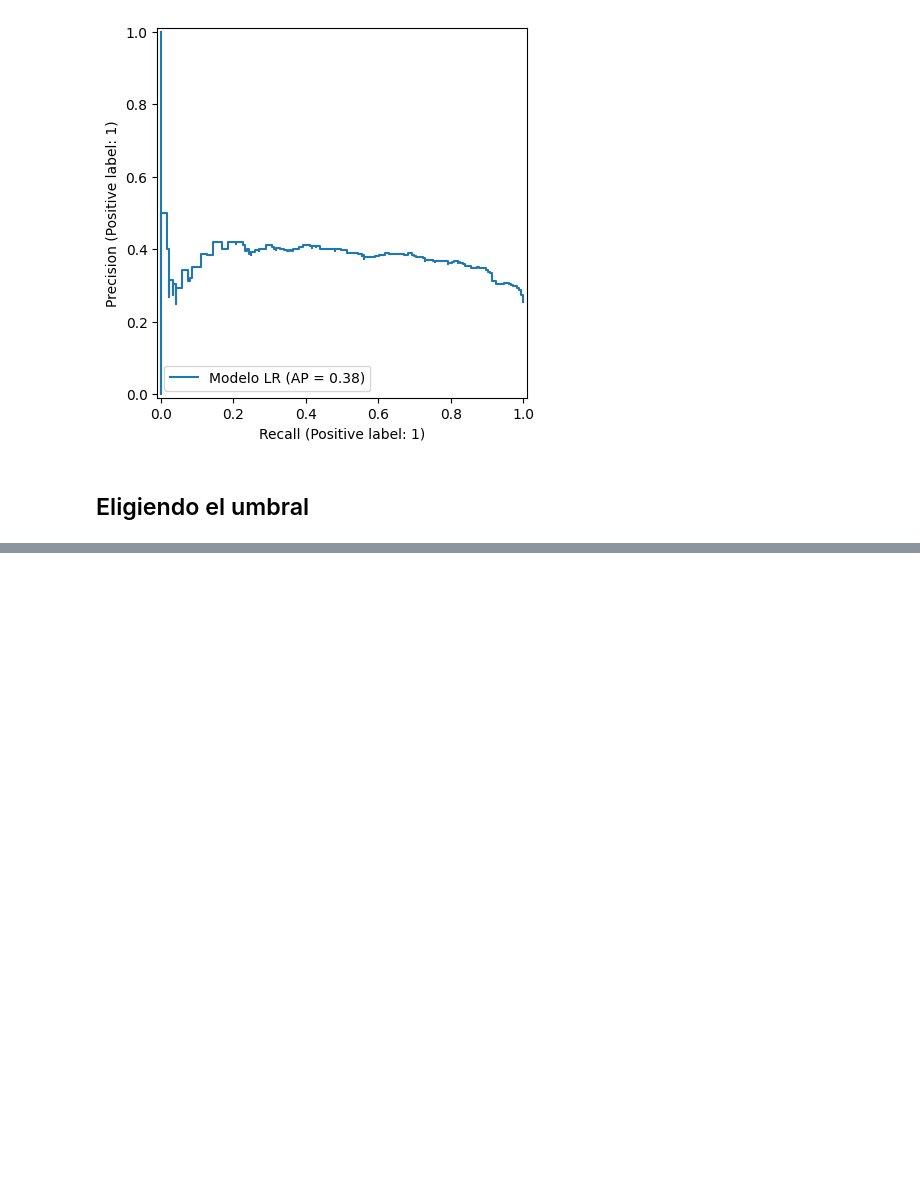
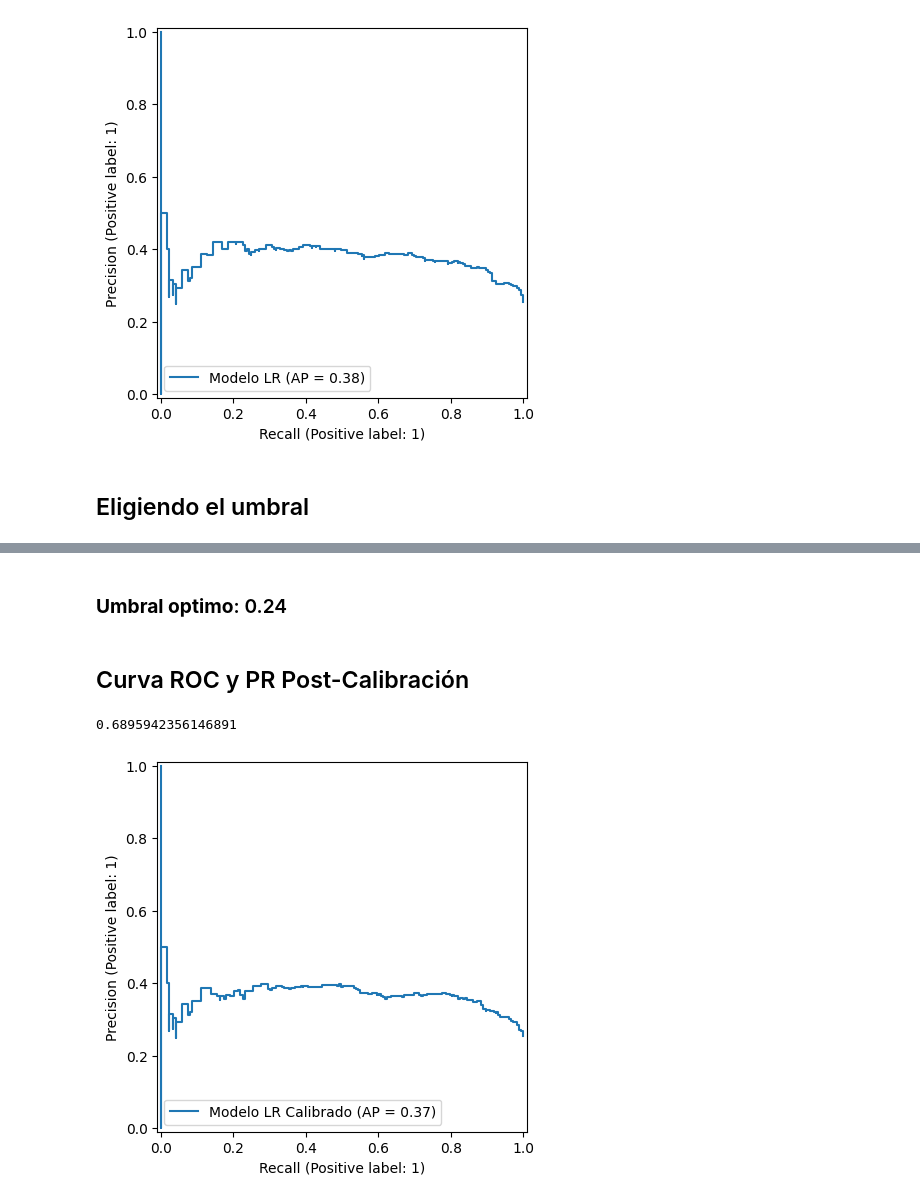
Before and after one commit to GuilleLondero/churn_insight_hackathon, a Jupyter notebook: data_science/notebooks/optimizacion_modelos.ipynb, the cells around one changed output, grey strips where cells are left out. Saved outputs shown, nothing was run; the diff lists cells and outputs as text; code cells hidden in the pictures; blank space fills up the shorter version.

```diff
--- a/data_science/notebooks/optimizacion_modelos.ipynb
+++ b/data_science/notebooks/optimizacion_modelos.ipynb
@@ -520,0 +527,6 @@ df_thresholds
+# %%
+modelo_calibrado = CalibratedClassifierCV(
+    estimator=best_lr,
+    method="sigmoid",
+    cv=5
+)
@@ -520,0 +620,14 @@ df_thresholds
+# %% [markdown]
+### **Umbral optimo**: 0.24
+# %% [markdown]
+## Curva ROC y PR Post-Calibración
+# %%
+y_pred = modelo_calibrado.predict_proba(X_val_normalize)
+roc_auc = roc_auc_score(y_val, y_pred[:, 1])
+print(roc_auc)
+
+PrecisionRecallDisplay.from_predictions(y_val, y_pred[:, 1], name='Modelo LR Calibrado')
+plt.show()
+# %% [output]
+0.6895942356146891
+[figure, added]
```
Also changed, not shown: parts of 11 cells of this notebook.
